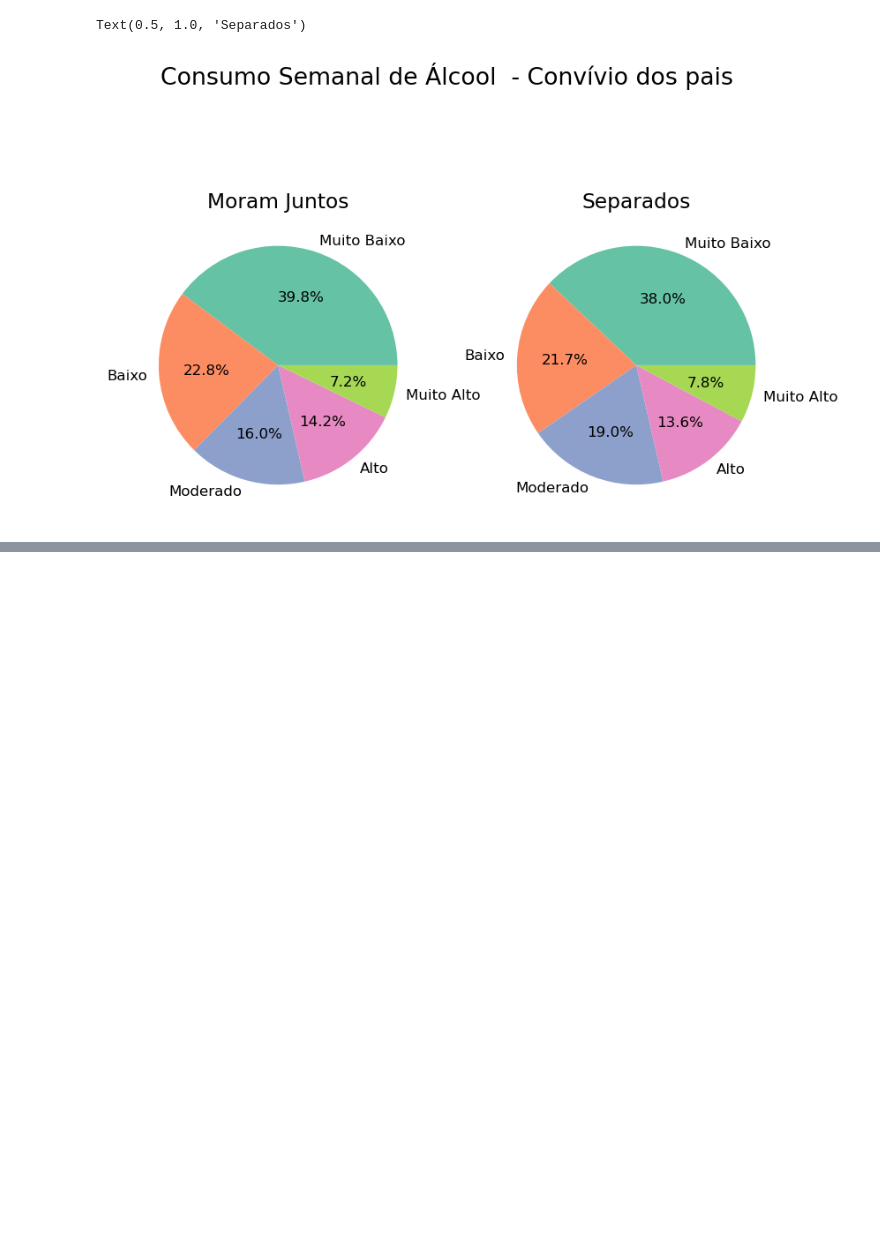
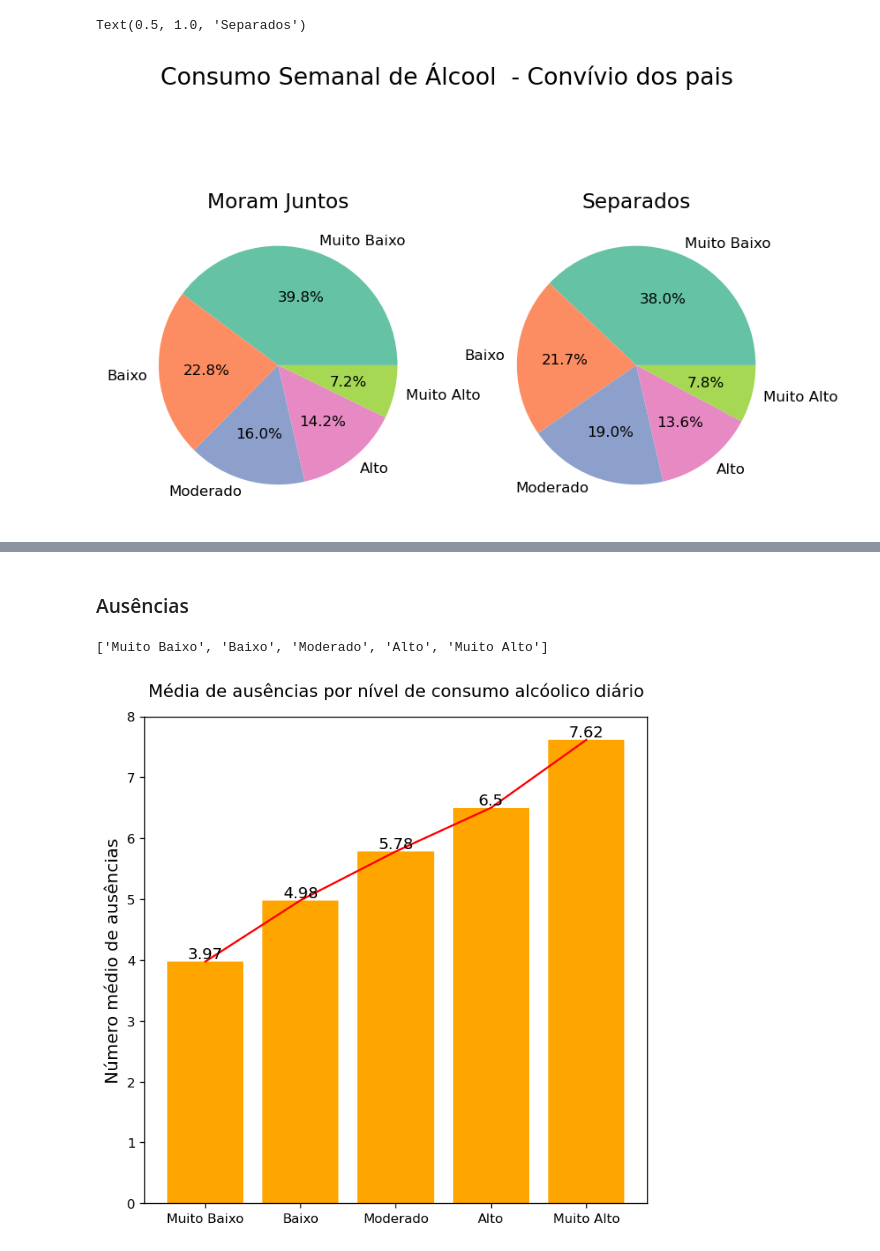
Before and after one commit to IamNivestar/exploratory_analysis_alcohol-effects, a Jupyter notebook: analysis_code.ipynb, the cells around one changed output, grey strips where cells are left out. Saved outputs shown, nothing was run; the diff lists cells and outputs as text; code cells hidden in the pictures; blank space fills up the shorter version.

```diff
--- a/analysis_code.ipynb
+++ b/analysis_code.ipynb
@@ -639,0 +712,31 @@ Text(0.5, 1.0, 'Separados')
+# %% [markdown]
+### Ausências
+# %%
+alto = df.loc[ (df['Dalc'] == 'Alto') ]
+mt_alto = df.loc[ (df['Dalc'] == 'Muito Alto') ]
+moderado= df.loc[ (df['Dalc'] == 'Moderado') ]
+baixo =  df.loc[ (df['Dalc'] == 'Baixo') ]
+muito_baixo = df.loc[ (df['Dalc'] == 'Muito Baixo') ]
+
+ausencias_medias = []
+ausencias_medias.append(muito_baixo.absences.mean())
+ausencias_medias.append(baixo.absences.mean())
+ausencias_medias.append(moderado.absences.mean())
+ausencias_medias.append(alto.absences.mean())
+ausencias_medias.append(mt_alto.absences.mean())
+# %%
+labels_consumo_alcool
+# %% [output]
+['Muito Baixo', 'Baixo', 'Moderado', 'Alto', 'Muito Alto']
+# %%
+fig, ax = plt.subplots(figsize=(6, 6), dpi=120)
+ax.plot(labels_consumo_alcool, ausencias_medias, color='red')
+bars = ax.bar(labels_consumo_alcool, np.round(ausencias_medias, 2), color='orange')
+ax.set_ylabel('Número médio de ausências', labelpad = 4,fontsize= 13)
+ax.bar_label(bars, fontsize= 12)
+ax.set_ylim(0,8)
+ax.set_title('Média de ausências por nível de consumo alcóolico diário', pad=15, fontsize= 13)
+fig.tight_layout()
+fig.savefig("ausencias_media_e_consumo.png",  transparent=True)
+# %% [output]
+[figure, added]
```
Also changed, not shown: parts of 28 cells of this notebook, 4 other files.
